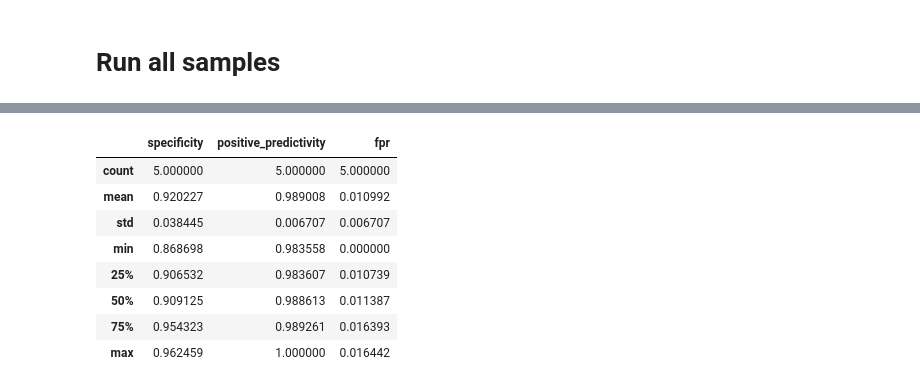
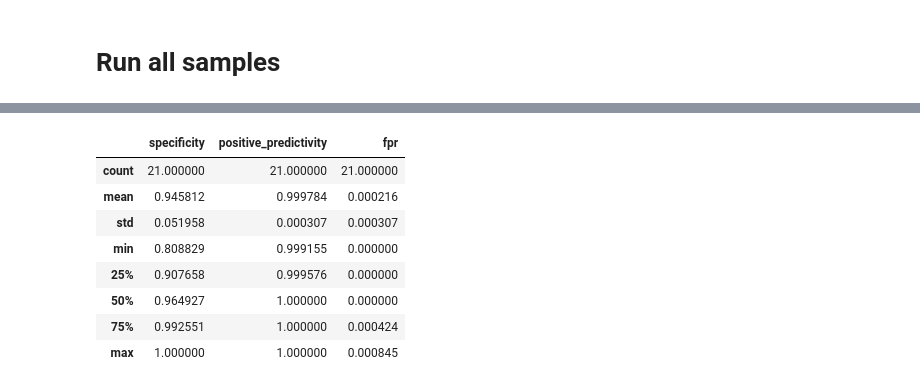
Before and after one commit to singuyenmai/ECG-processing, a Jupyter notebook: notebooks/incartDb.ipynb, the cells around one changed output, grey strips where cells are left out. Saved outputs shown, nothing was run; the diff lists cells and outputs as text; code cells hidden in the pictures.

```diff
--- a/notebooks/incartDb.ipynb
+++ b/notebooks/incartDb.ipynb
@@ -138,6 +186,19 @@ noise peaks indices
 # %%
 summary = pd.DataFrame()
-summary['record_id'] = record_ids[:5]
+summary['record_id'] = record_ids
+
+summary['ref_annotations'] = ref_anno
+summary['test_annotations'] = test_anno
+
+summary['matched_ref_inds'] = matched_ref_inds
+summary['matched_test_inds'] = matched_test_inds
+summary['unmatched_ref_inds'] = unmatched_ref_inds
+summary['unmatched_test_inds'] = unmatched_test_inds
+
+summary['true_positives'] = tp
+summary['false_positives'] = fp
+summary['false_negatives'] = fn
+
 summary['specificity'] = specificity
 summary['positive_predictivity'] = pos_predictivity
 summary['fpr'] = fpr
@@ -144,12 +214,12 @@ summary['fpr'] = fpr
 # %%
-summary.describe()
+summary[['specificity', 'positive_predictivity', 'fpr']].describe()
 # %% [output]
 |  | specificity | positive_predictivity | fpr |
-| count | 5.000000 | 5.000000 | 5.000000 |
-| mean | 0.920227 | 0.989008 | 0.010992 |
-| std | 0.038445 | 0.006707 | 0.006707 |
-| min | 0.868698 | 0.983558 | 0.000000 |
-| 25% | 0.906532 | 0.983607 | 0.010739 |
-| 50% | 0.909125 | 0.988613 | 0.011387 |
-| 75% | 0.954323 | 0.989261 | 0.016393 |
-| max | 0.962459 | 1.000000 | 0.016442 |
+| count | 21.000000 | 21.000000 | 21.000000 |
+| mean | 0.945812 | 0.999784 | 0.000216 |
+| std | 0.051958 | 0.000307 | 0.000307 |
+| min | 0.808829 | 0.999155 | 0.000000 |
+| 25% | 0.907658 | 0.999576 | 0.000000 |
+| 50% | 0.964927 | 1.000000 | 0.000000 |
+| 75% | 0.992551 | 1.000000 | 0.000424 |
+| max | 1.000000 | 1.000000 | 0.000845 |
```
Also changed, not shown: parts of 7 cells of this notebook, 2 other files.
